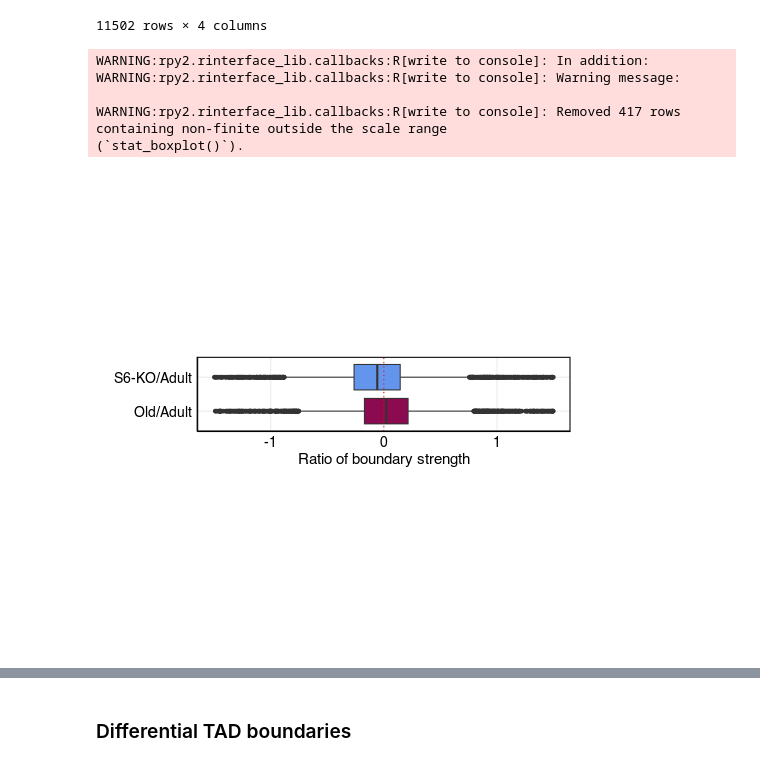
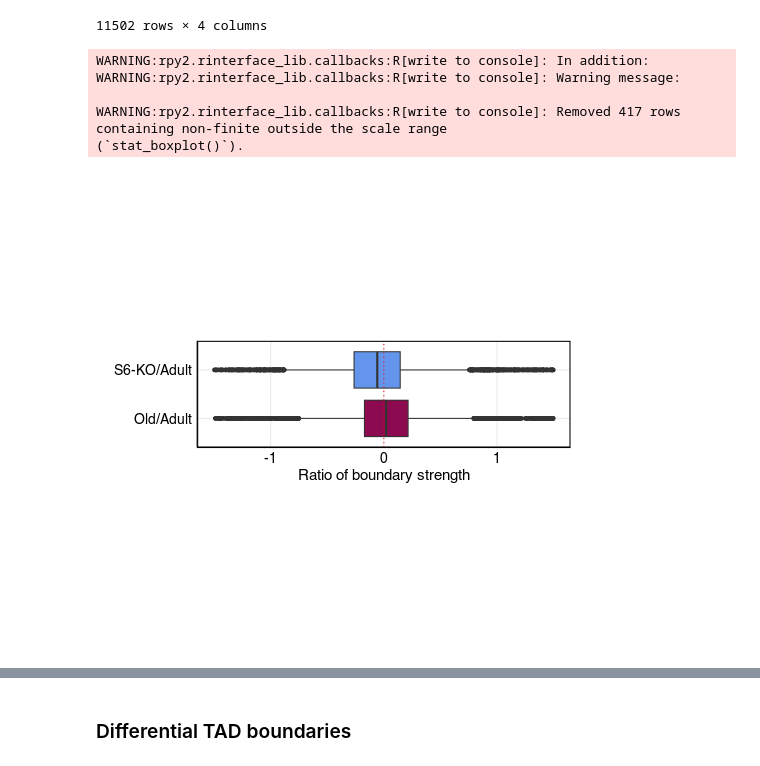
Before and after one commit to SIRT6/Sirt6_hic_paper, a Jupyter notebook: code_HiC/Figure3_TADs.ipynb, the cells around one changed output, grey strips where cells are left out. Cells and saved outputs as stored; diff of their text form; code cells hidden in the pictures.

Commit message:
Reorganize Figure3_TADs

```diff
--- a/code_HiC/Figure3_TADs.ipynb
+++ b/code_HiC/Figure3_TADs.ipynb
@@ -705,33 +1110,33 @@ adl_ko <- merge(df_adl_ko, merged_adl, by.x = c('chr1', 'start1', 'end1'), by.y
 adl_ko2 <- merge(adl_ko, merged_ko, by.x = c('chr2', 'start2', 'end2'), by.y = c('chr', 'start', 'end'))
 adl_ko2$ratio <- adl_ko2$strength.y / adl_ko2$strength.x
 
 ratio <- c(log2(adl_old2$ratio), log2(adl_ko2$ratio))
 type <- c(rep('Old/Adult', length(adl_old2$ratio)), rep('S6-KO/Adult', length(adl_ko2$ratio)))
 
 df <- data.frame(ratio, type)
 df$type <- factor(df$type, levels=c('Old/Adult', 'S6-KO/Adult'))
 
 ggplot(df, aes(ratio, type, fill=type)) +
   geom_boxplot() +
   xlim(-1.5, 1.5) +
   geom_vline(xintercept=0, linetype="dotted", color='red') +
   xlab('Ratio of boundary strength') + ylab('') +
   theme_minimal() +
   theme(axis.text.y   = element_text(size=14, color='black'),
         axis.text.x   = element_text(size=14, color='black'),
         axis.title.x  = element_text(size=15, color='black'),
         panel.grid.minor = element_blank(),
         axis.line = element_line(colour = "black"),
         panel.border = element_rect(colour = "black", fill=NA, size=1),
-        aspect.ratio = 1/5,
+        aspect.ratio = 2/7,
         legend.position = 'none'
   ) +
   scale_fill_manual(values=c('deeppink4', 'cornflowerblue', 'cyan', 'grey'))
 # %% [output]
 WARNING:rpy2.rinterface_lib.callbacks:R[write to console]: In addition:
 WARNING:rpy2.rinterface_lib.callbacks:R[write to console]: Warning message:
 
 WARNING:rpy2.rinterface_lib.callbacks:R[write to console]: Removed 417 rows containing non-finite outside the scale range
 (`stat_boxplot()`).
-[figure, old version]
+[figure, new version]
 # %%
```
Also changed, not shown: parts of 37 cells of this notebook.
